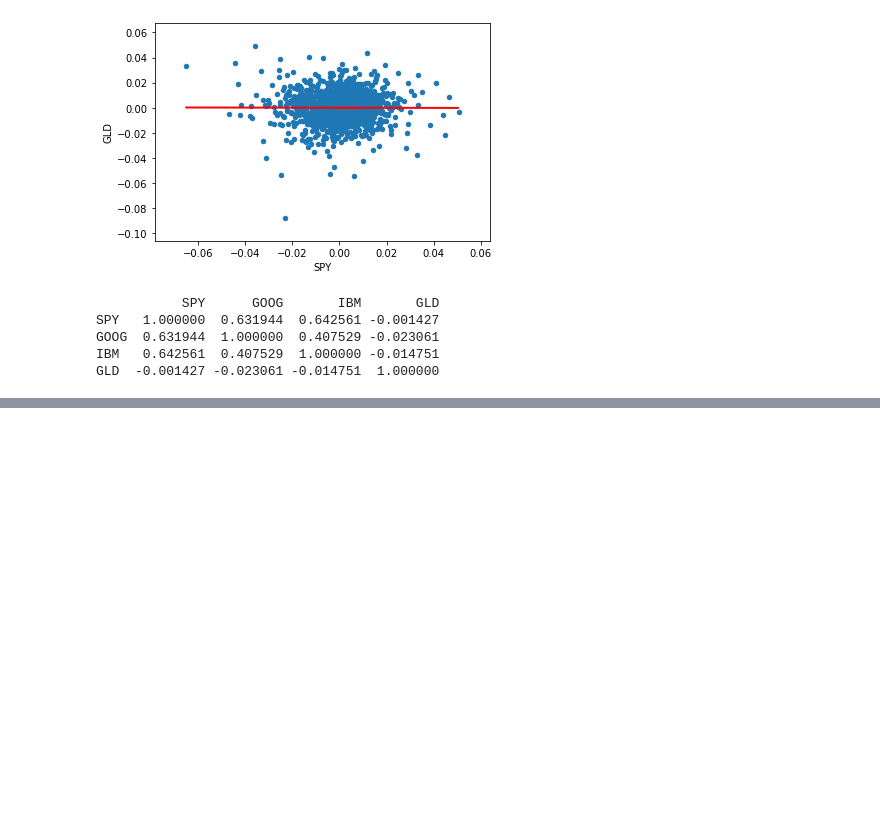
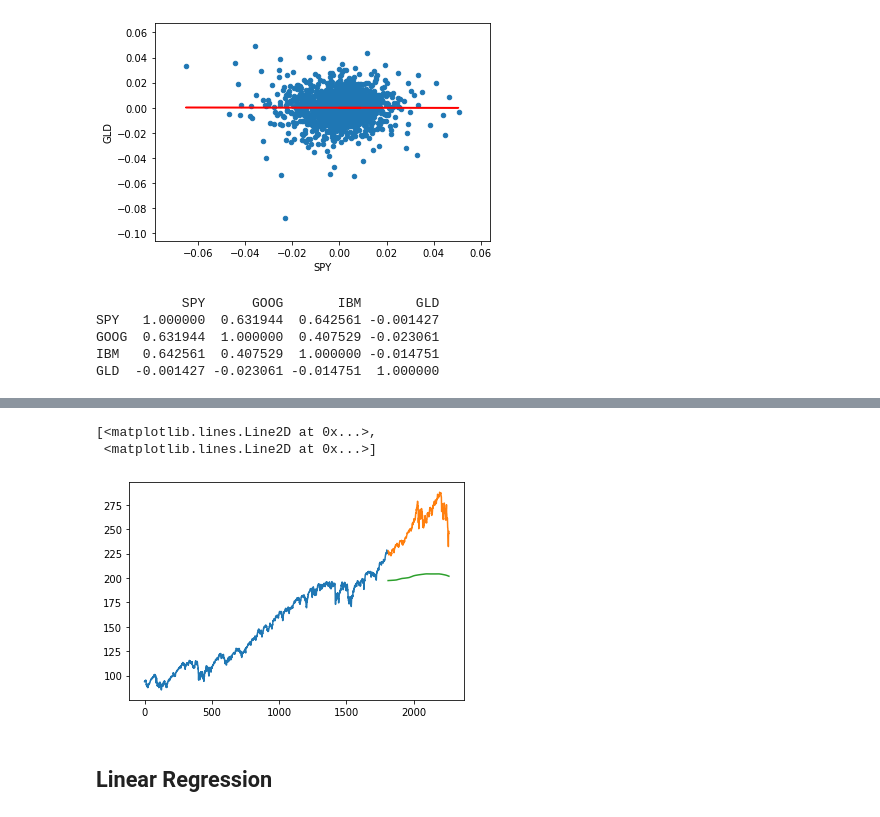
Before and after one commit to ShuangyuandData/StockPriceIndicator, a Jupyter notebook: StockPriceIndicatorP1.ipynb, the cells around one changed output, grey strips where cells are left out. Cells and saved outputs as stored; diff of their text form; code cells hidden in the pictures; blank space fills up the shorter version.

```diff
--- a/StockPriceIndicatorP1.ipynb
+++ b/StockPriceIndicatorP1.ipynb
@@ -342,0 +427,4 @@ GLD  -0.001427 -0.023061 -0.014751  1.000000
+# %%
+## splitting into train and test data (1/5)
+train_ntdf=ntdf[:1811]
+test_ntdf=ntdf[1811:]
@@ -342,0 +440,7 @@ GLD  -0.001427 -0.023061 -0.014751  1.000000
+# %%
+# make predictions
+preds=[]
+for i in range(0,453):
+    a=train_ntdf['SPYAdjClose'][len(train_ntdf)-453+i:].sum()+sum(preds)
+    b=a/453
+    preds.append(b)
@@ -342,0 +453,3 @@ GLD  -0.001427 -0.023061 -0.014751  1.000000
+# %%
+# Plot
+test_ntdf['Predictions']=0
@@ -342,0 +461,2 @@ GLD  -0.001427 -0.023061 -0.014751  1.000000
+# %%
+test_ntdf['Predictions']=preds
@@ -342,0 +490,9 @@ GLD  -0.001427 -0.023061 -0.014751  1.000000
+# %%
+plt.plot(train_ntdf['SPYAdjClose'])
+plt.plot(test_ntdf[['SPYAdjClose', 'Predictions']])
+# %% [output]
+[<matplotlib.lines.Line2D at 0x...>,
+ <matplotlib.lines.Line2D at 0x...>]
+[figure, added]
+# %% [markdown]
+## Linear Regression
```
Also changed, not shown: parts of 80 cells of this notebook.
